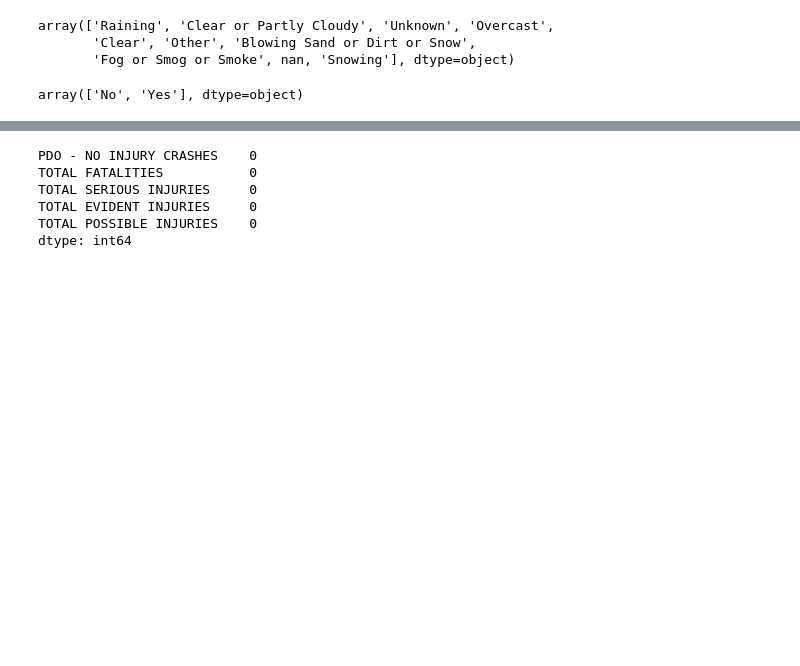
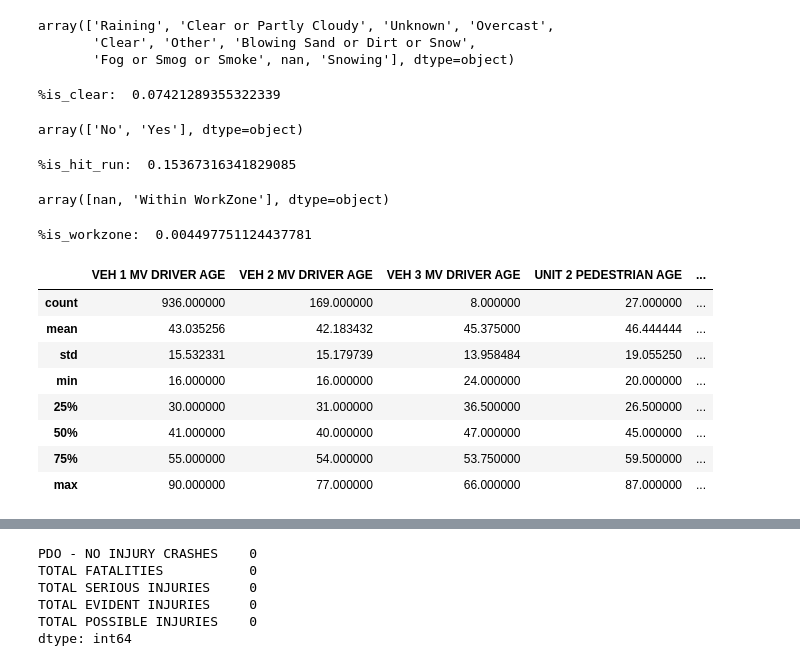
Before and after one commit to emi90/bike-index, a Jupyter notebook: Crash-Data-Prep.ipynb, the cells around one changed output, grey strips where cells are left out. Saved outputs shown, nothing was run; the diff lists cells and outputs as text; code cells hidden in the pictures; blank space fills up the shorter version.

```diff
--- a/Crash-Data-Prep.ipynb
+++ b/Crash-Data-Prep.ipynb
@@ -158 +211,7 @@ df_bike['is_clear'] = [1 if weather in ['Clear or Partly Cloudy', 'Clear'] else
+# %%
+df_bike['is_clear'] = get_binary_indicator('WEATHER', ['Clear or Partly Cloudty', 'Clear'])
+
+print('%is_clear: ', get_binary_dist(df_bike['is_clear']))
+# %% [output]
+%is_clear:  0.07421289355322339
 # %%
@@ -159,5 +220,36 @@ df_bike['is_clear'] = [1 if weather in ['Clear or Partly Cloudy', 'Clear'] else
 df_bike['HIT & RUN'].unique()
 # %% [output]
 array(['No', 'Yes'], dtype=object)
-# %%
-df_bike['is_hit_run'] = [1 if hitrun == 'Yes' else 0 for hitrun in df_bike['HIT & RUN']]
+# %%
+df_bike['is_hit_run'] = get_binary_indicator('HIT & RUN', 'Yes')
+
+print('%is_hit_run: ', get_binary_dist(df_bike['is_hit_run']))
+# %% [output]
+%is_hit_run:  0.15367316341829085
+# %%
+# Workzone
+
+df_bike['WORKZONE'].unique()
+# %% [output]
+array([nan, 'Within WorkZone'], dtype=object)
+# %%
+df_bike['is_workzone'] = get_binary_indicator('WORKZONE', 'Within WorkZone')
+
+print('%is_workzone: ', get_binary_dist(df_bike['is_workzone']))
+# %% [output]
+%is_workzone:  0.004497751124437781
+# %%
+# Age data - check availability
+
+age_cols = [col for col in df_bike.columns if ' AGE' in col]
+df_bike[age_cols].describe()
+# %% [output]
+|  | VEH 1 MV DRIVER AGE | VEH 2 MV DRIVER AGE | VEH 3 MV DRIVER AGE | UNIT 2 PEDESTRIAN AGE | ... |
+| count | 936.000000 | 169.000000 | 8.000000 | 27.000000 | ... |
+| mean | 43.035256 | 42.183432 | 45.375000 | 46.444444 | ... |
+| std | 15.532331 | 15.179739 | 13.958484 | 19.055250 | ... |
+| min | 16.000000 | 16.000000 | 24.000000 | 20.000000 | ... |
+| 25% | 30.000000 | 31.000000 | 36.500000 | 26.500000 | ... |
+| 50% | 41.000000 | 40.000000 | 47.000000 | 45.000000 | ... |
+| 75% | 55.000000 | 54.000000 | 53.750000 | 59.500000 | ... |
+| max | 90.000000 | 77.000000 | 66.000000 | 87.000000 | ... |
```
Also changed, not shown: parts of 35 cells of this notebook.
